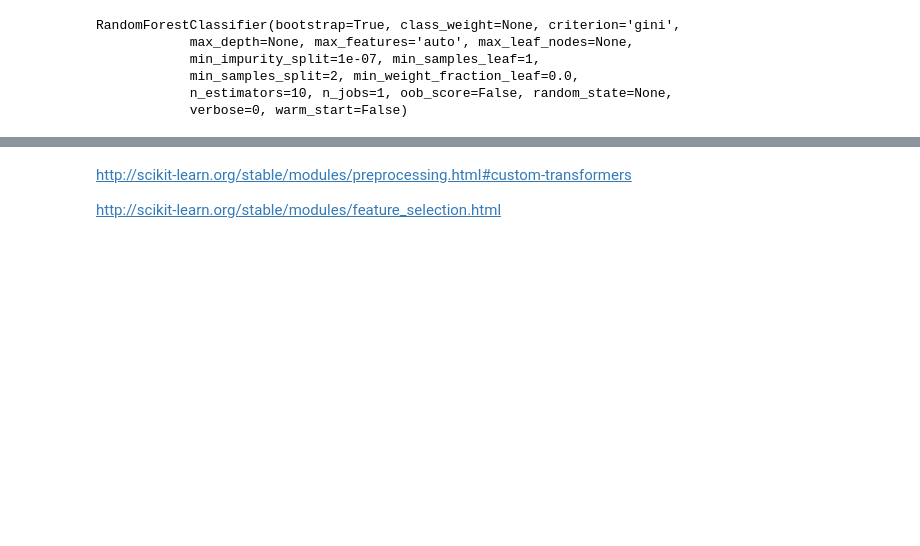
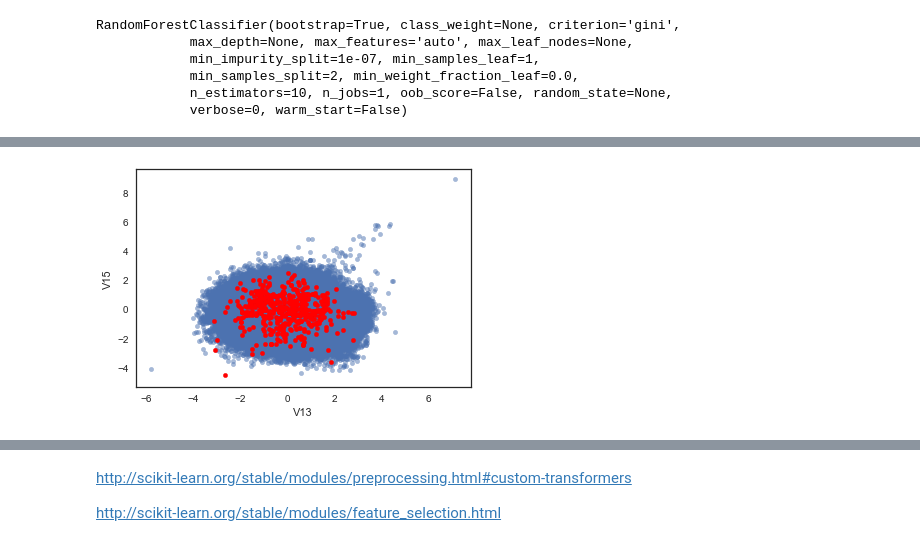
Before and after one commit to NekuSakuraba/machine-learning, a Jupyter notebook: projects/capstone/project/Project Development.ipynb, the cells around one changed output, grey strips where cells are left out. Drawn from its saved outputs; the diff is of its cells as text; code cells hidden in the pictures; blank space fills up the shorter version.

```diff
--- a/projects/capstone/project/Project Development.ipynb
+++ b/projects/capstone/project/Project Development.ipynb
@@ -212,0 +264,7 @@ array([['V13', '0.174781188102'],
+# %%
+xfeat, yfeat = 'V13', 'V15'
+ax = X[y==0].plot.scatter(x=xfeat, y=yfeat, alpha=.5)
+X[y==1].plot.scatter(x=xfeat, y=yfeat, ax=ax, c='r')
+plt.show()
+# %% [output]
+[figure, added]
```
Also changed, not shown: parts of 39 cells of this notebook, 2 other files.
